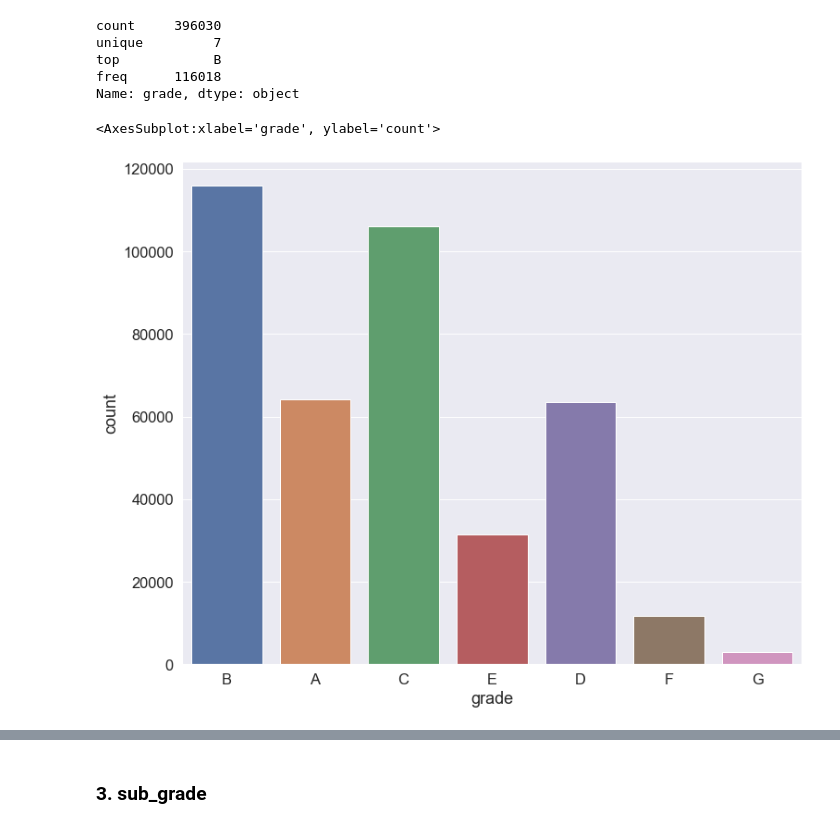
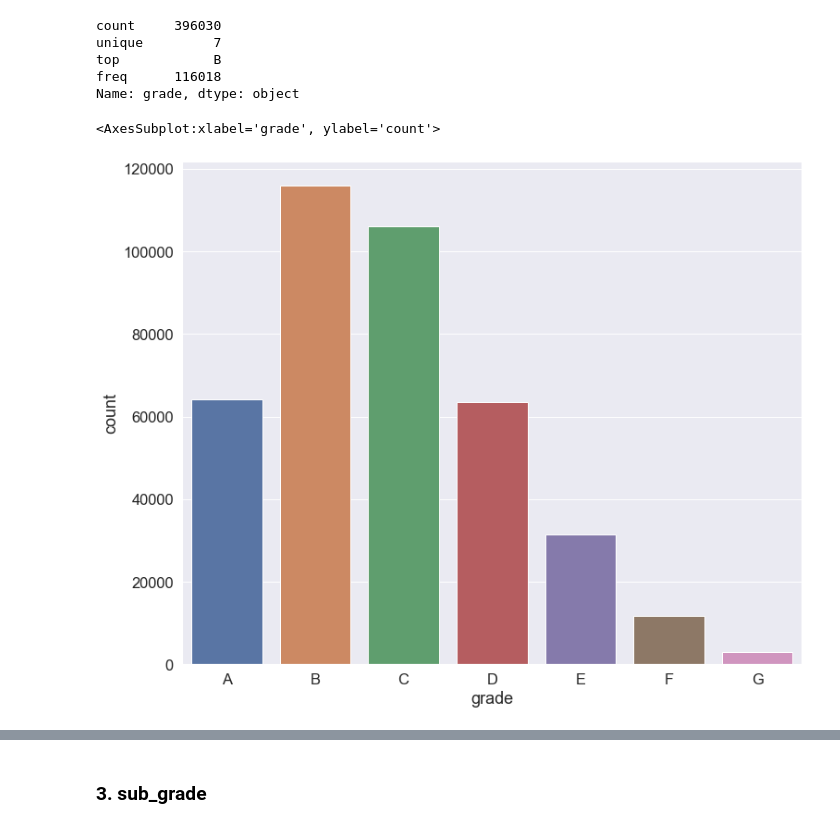
Before and after one commit to Ganesh4693/Lending-Club, a Jupyter notebook: lending.ipynb, the cells around one changed output, grey strips where cells are left out. Saved outputs shown, nothing was run; the diff lists cells and outputs as text; code cells hidden in the pictures.

```diff
--- a/lending.ipynb
+++ b/lending.ipynb
@@ -934,9 +979,11 @@ unique         7
 top            B
 freq      116018
 Name: grade, dtype: object
+# %%
+grades=sorted(data1.grade.unique())
 # %%
 plt.figure(figsize=(12,10))
-sns.countplot(data=data1,x='grade')
+sns.countplot(data=data1,x='grade',order=grades)
 # %% [output]
 <AxesSubplot:xlabel='grade', ylabel='count'>
-[figure, old version]
+[figure, new version]
```
Also changed, not shown: parts of 57 cells of this notebook.
